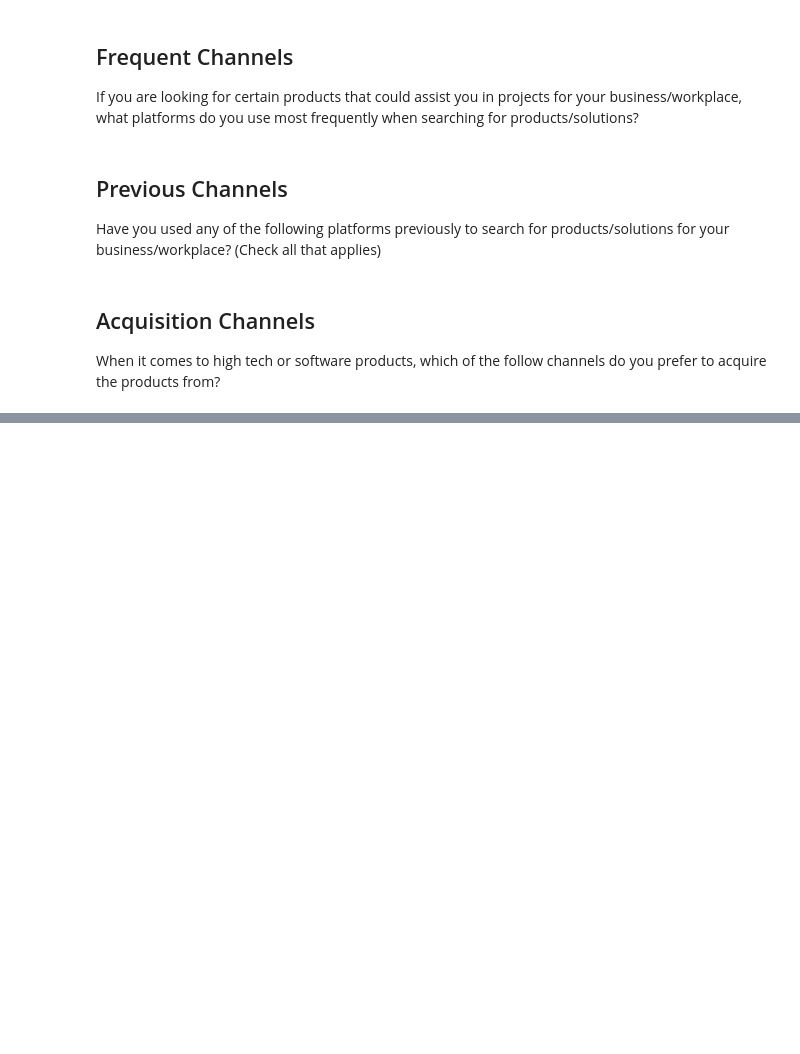
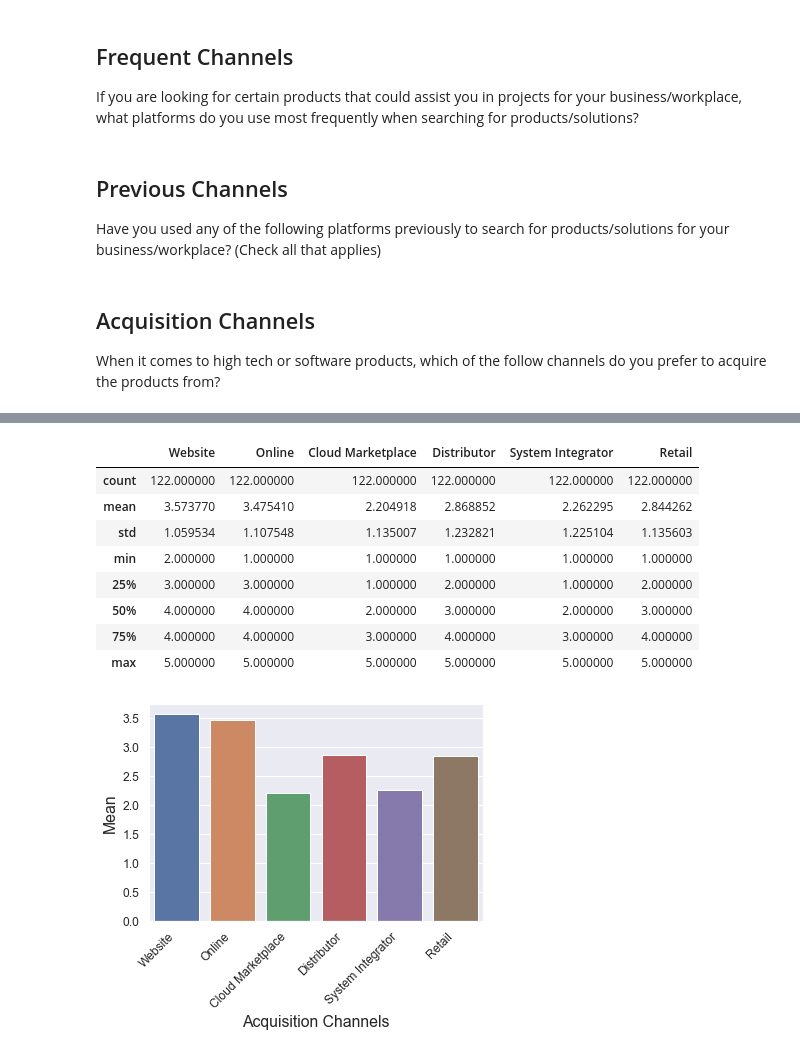
Before and after one commit to markhary/mktg3554_survey, a Jupyter notebook: holly.ipynb, the cells around one changed output, grey strips where cells are left out. Saved outputs shown, nothing was run; the diff lists cells and outputs as text; code cells hidden in the pictures; blank space fills up the shorter version.

```diff
--- a/holly.ipynb
+++ b/holly.ipynb
@@ -438,0 +471,21 @@ When it comes to high tech or software products, which of the follow channels do
+# %%
+display(acquisition.describe());
+means = acquisition.mean();
+
+chart = sns.barplot(x=means.index, y=means);
+chart.set_xlabel("Acquisition Channels");
+chart.set_ylabel("Mean");
+rotate_xlabels(chart)
+increase_axes(chart)
+save_figure(chart.get_figure(), "Acquisition_Channel_Means")
+# %% [output]
+|  | Website | Online | Cloud Marketplace | Distributor | System Integrator | Retail |
+| count | 122.000000 | 122.000000 | 122.000000 | 122.000000 | 122.000000 | 122.000000 |
+| mean | 3.573770 | 3.475410 | 2.204918 | 2.868852 | 2.262295 | 2.844262 |
+| std | 1.059534 | 1.107548 | 1.135007 | 1.232821 | 1.225104 | 1.135603 |
+| min | 2.000000 | 1.000000 | 1.000000 | 1.000000 | 1.000000 | 1.000000 |
+| 25% | 3.000000 | 3.000000 | 1.000000 | 2.000000 | 1.000000 | 2.000000 |
+| 50% | 4.000000 | 4.000000 | 2.000000 | 3.000000 | 2.000000 | 3.000000 |
+| 75% | 4.000000 | 4.000000 | 3.000000 | 4.000000 | 3.000000 | 4.000000 |
+| max | 5.000000 | 5.000000 | 5.000000 | 5.000000 | 5.000000 | 5.000000 |
+[figure, added]
```
Also changed, not shown: parts of 10 cells of this notebook, 7 other files.
